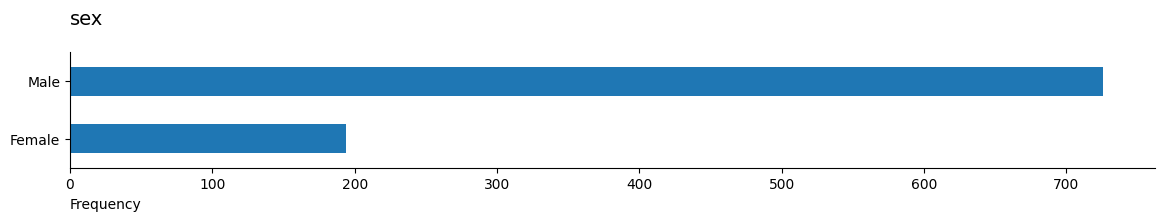
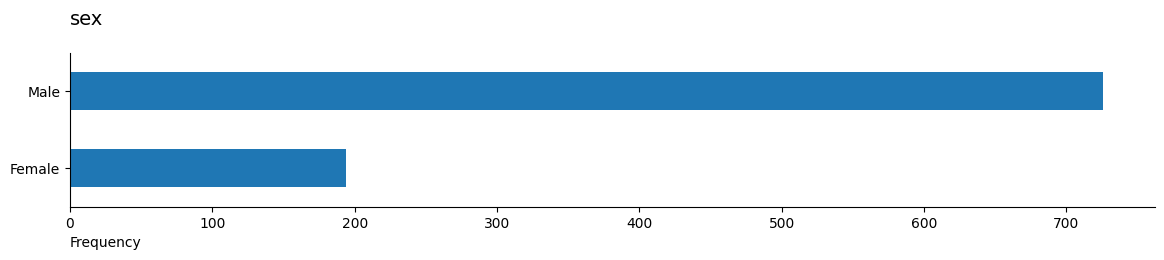
Code edit (unified diff) that turned the first committed figure into the second:
--- before
+++ after
@@ -6,5 +6,5 @@
 
 for col in categorical_cols:
-    ax = df[col].value_counts().sort_values().plot(kind="barh", figsize=(14, 1.5))
+    ax = df[col].value_counts().sort_values().plot(kind="barh", figsize=(14, 2))
     ax.set_title(col, fontsize=14, loc="left", pad=20)
     ax.set_ylabel("")

Commit: Implement code changes to enhance functionality and improve performance